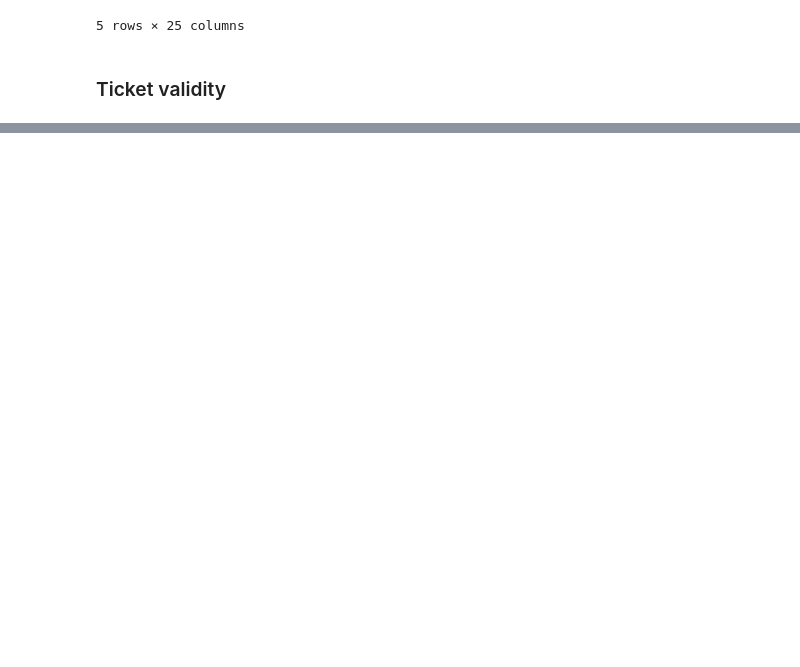
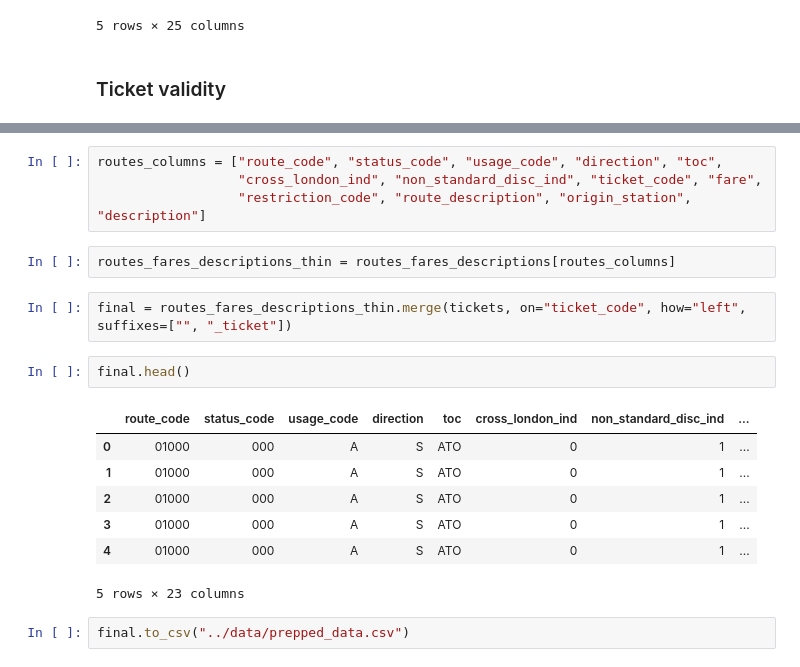
Before and after one commit to gratipine/training_data, a Jupyter notebook: notebooks/0.2_fares.ipynb, the cells around one changed output, grey strips where cells are left out. Cells and saved outputs as stored; diff of their text form; blank space fills up the shorter version.

```diff
--- a/notebooks/0.2_fares.ipynb
+++ b/notebooks/0.2_fares.ipynb
@@ -124,0 +138,20 @@ ticket_types
+# %%
+routes_columns = ["route_code", "status_code", "usage_code", "direction", "toc",
+                  "cross_london_ind", "non_standard_disc_ind", "ticket_code", "fare",
+                  "restriction_code", "route_description", "origin_station", "description"]
+# %%
+routes_fares_descriptions_thin = routes_fares_descriptions[routes_columns]
+# %%
+final = routes_fares_descriptions_thin.merge(tickets, on="ticket_code", how="left", suffixes=["", "_ticket"])
+# %%
+final.head()
+# %% [output]
+|  | route_code | status_code | usage_code | direction | toc | cross_london_ind | non_standard_disc_ind | ... |
+| 0 | 01000 | 000 | A | S | ATO | 0 | 1 | ... |
+| 1 | 01000 | 000 | A | S | ATO | 0 | 1 | ... |
+| 2 | 01000 | 000 | A | S | ATO | 0 | 1 | ... |
+| 3 | 01000 | 000 | A | S | ATO | 0 | 1 | ... |
+| 4 | 01000 | 000 | A | S | ATO | 0 | 1 | ... |
+5 rows × 23 columns
+# %%
+final.to_csv("../data/prepped_data.csv")
```
Also changed, not shown: parts of 11 cells of this notebook, 2 other files.
